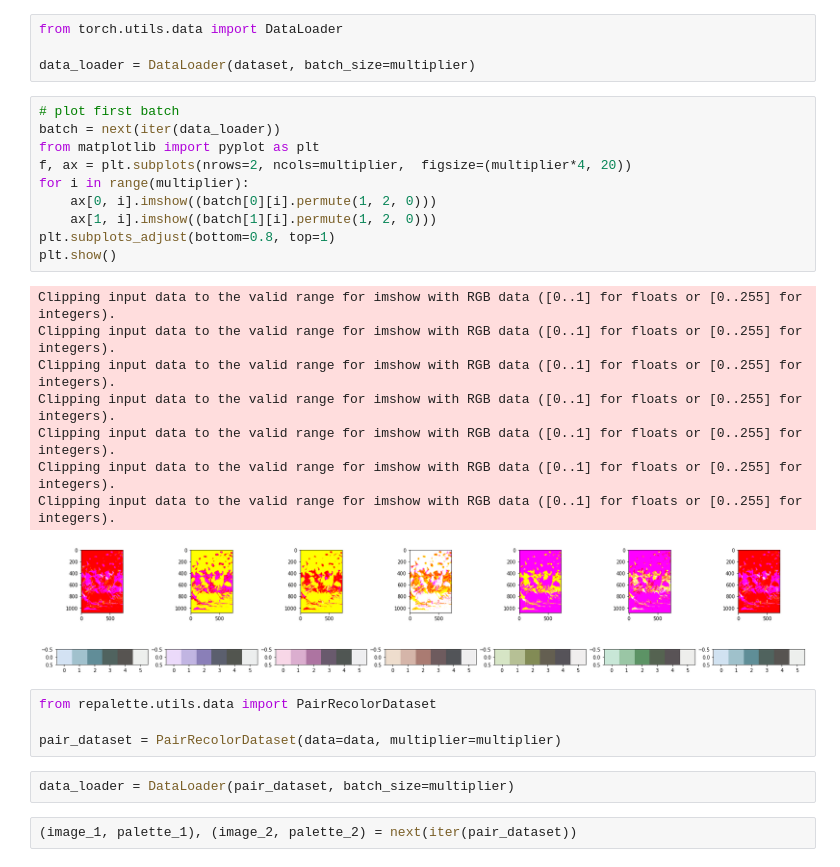
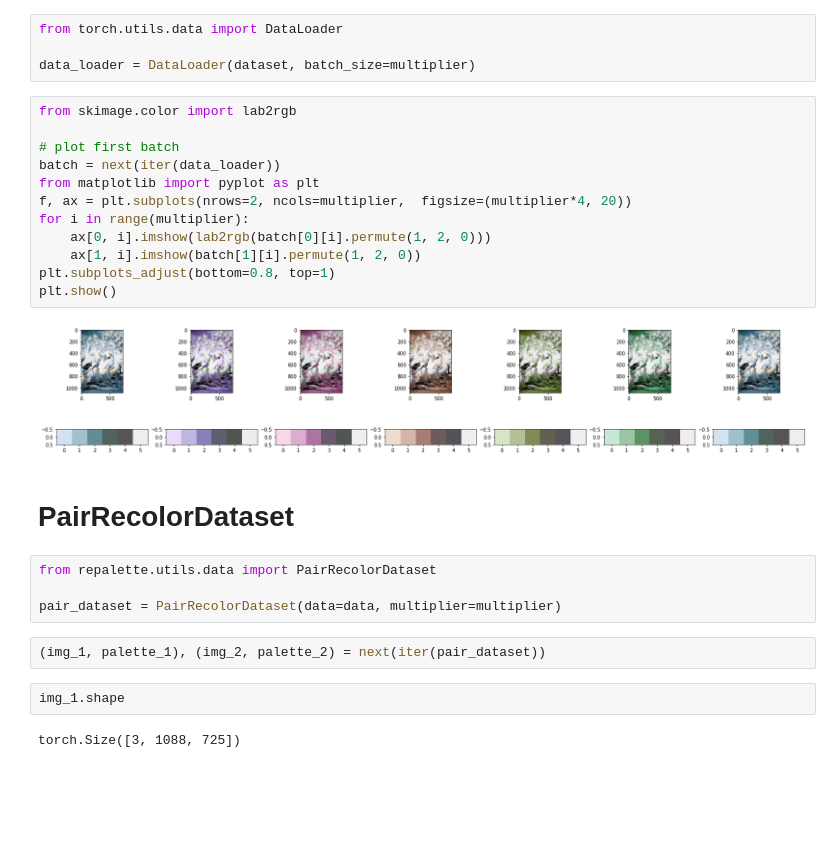
Before and after one commit to danielgafni/repalette, a Jupyter notebook: notebooks/dataset.ipynb, the cells around one changed output. Saved outputs shown, nothing was run; the diff lists cells and outputs as text; blank space fills up the shorter version.

Commit message:
dataset update

```diff
--- a/notebooks/dataset.ipynb
+++ b/notebooks/dataset.ipynb
@@ -23,29 +25,28 @@ from torch.utils.data import DataLoader
 
 data_loader = DataLoader(dataset, batch_size=multiplier)
 # %%
+from skimage.color import lab2rgb
+
 # plot first batch
 batch = next(iter(data_loader))
 from matplotlib import pyplot as plt
 f, ax = plt.subplots(nrows=2, ncols=multiplier,  figsize=(multiplier*4, 20))
 for i in range(multiplier):
-    ax[0, i].imshow((batch[0][i].permute(1, 2, 0)))
-    ax[1, i].imshow((batch[1][i].permute(1, 2, 0)))
+    ax[0, i].imshow(lab2rgb(batch[0][i].permute(1, 2, 0)))
+    ax[1, i].imshow(batch[1][i].permute(1, 2, 0))
 plt.subplots_adjust(bottom=0.8, top=1)
 plt.show()
 # %% [output]
-Clipping input data to the valid range for imshow with RGB data ([0..1] for floats or [0..255] for integers).
-Clipping input data to the valid range for imshow with RGB data ([0..1] for floats or [0..255] for integers).
-Clipping input data to the valid range for imshow with RGB data ([0..1] for floats or [0..255] for integers).
-Clipping input data to the valid range for imshow with RGB data ([0..1] for floats or [0..255] for integers).
-Clipping input data to the valid range for imshow with RGB data ([0..1] for floats or [0..255] for integers).
-Clipping input data to the valid range for imshow with RGB data ([0..1] for floats or [0..255] for integers).
-Clipping input data to the valid range for imshow with RGB data ([0..1] for floats or [0..255] for integers).
-[figure, old version]
+[figure, new version]
+# %% [markdown]
+# PairRecolorDataset
 # %%
 from repalette.utils.data import PairRecolorDataset
 
 pair_dataset = PairRecolorDataset(data=data, multiplier=multiplier)
-# %%
-data_loader = DataLoader(pair_dataset, batch_size=multiplier)
 # %%
-(image_1, palette_1), (image_2, palette_2) = next(iter(pair_dataset))
+(img_1, palette_1), (img_2, palette_2) = next(iter(pair_dataset))
+# %%
+img_1.shape
+# %% [output]
+torch.Size([3, 1088, 725])
```
Also changed, not shown: parts of 3 cells of this notebook.
